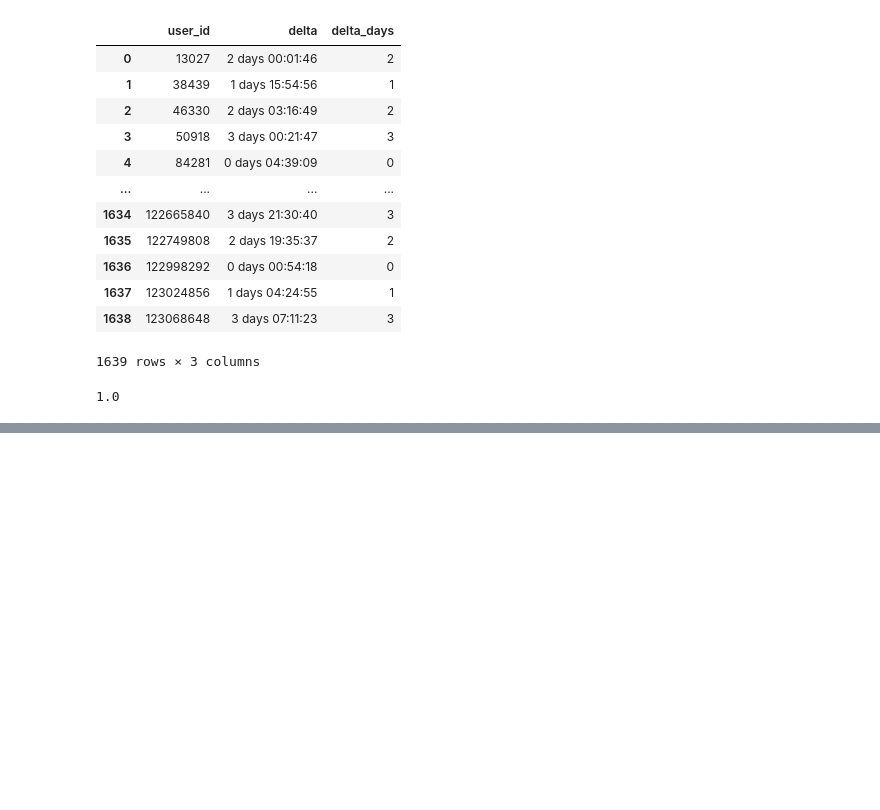
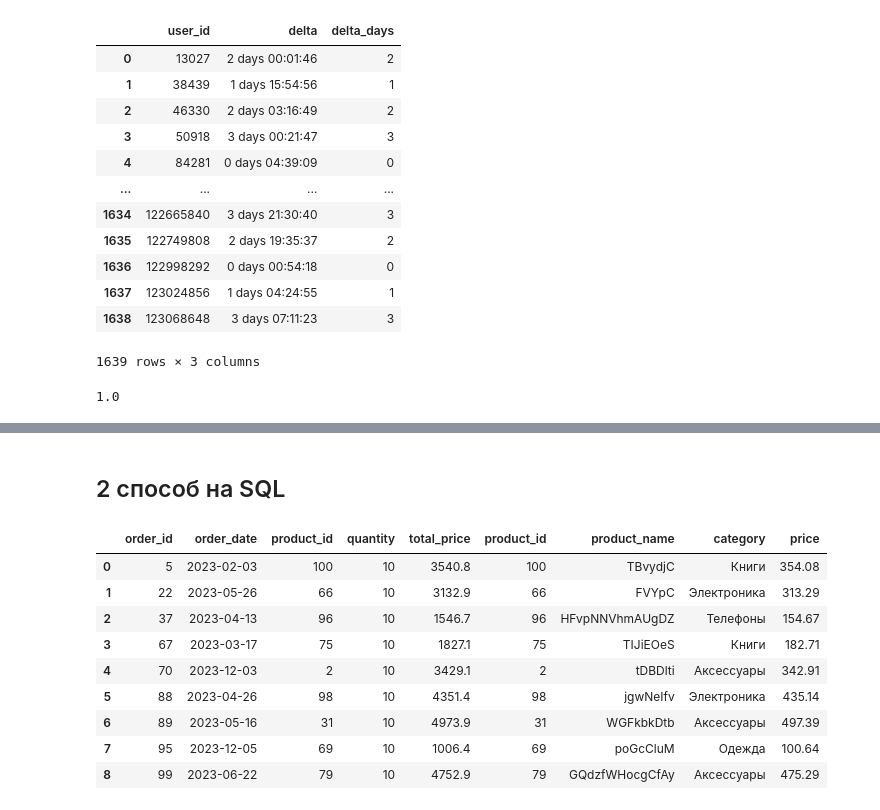
Before and after one commit to VinogradovIlya/algo, a Jupyter notebook: vk_analit/vk_analit.ipynb, the cells around one changed output, grey strips where cells are left out. Saved outputs shown, nothing was run; the diff lists cells and outputs as text; code cells hidden in the pictures; blank space fills up the shorter version.

```diff
--- a/pro2_m4y1/vk_analit.ipynb
+++ b/vk_analit/vk_analit.ipynb
@@ -503,0 +601,7 @@ df1_with_prev_delta['delta_days'].median()
+# %%
+connection = sqlite3.connect('my_online_store.db')
+cursor = connection.cursor()
+# %%
+orders = pd.read_sql(""" SELECT * FROM orders""", connection)
+# %%
+products = pd.read_sql(""" SELECT * FROM products""", connection)
@@ -503,0 +625,23 @@ df1_with_prev_delta['delta_days'].median()
+# %% [markdown]
+## 2 способ на SQL
+# %%
+join_table_with_sort = """
+    SELECT *
+    FROM orders
+        left JOIN
+        products ON orders.product_id = products.product_id
+    WHERE quantity = (SELECT MAX(quantity) FROM orders);
+"""
+
+pd.read_sql_query(join_table_with_sort, connection)
+# %% [output]
+|  | order_id | order_date | product_id | quantity | total_price | product_id | product_name | category | price |
+| 0 | 5 | 2023-02-03 | 100 | 10 | 3540.8 | 100 | TBvydjC | Книги | 354.08 |
+| 1 | 22 | 2023-05-26 | 66 | 10 | 3132.9 | 66 | FVYpC | Электроника | 313.29 |
+| 2 | 37 | 2023-04-13 | 96 | 10 | 1546.7 | 96 | HFvpNNVhmAUgDZ | Телефоны | 154.67 |
+| 3 | 67 | 2023-03-17 | 75 | 10 | 1827.1 | 75 | TIJiEOeS | Книги | 182.71 |
+| 4 | 70 | 2023-12-03 | 2 | 10 | 3429.1 | 2 | tDBDlti | Аксессуары | 342.91 |
+| 5 | 88 | 2023-04-26 | 98 | 10 | 4351.4 | 98 | jgwNeIfv | Электроника | 435.14 |
+| 6 | 89 | 2023-05-16 | 31 | 10 | 4973.9 | 31 | WGFkbkDtb | Аксессуары | 497.39 |
+| 7 | 95 | 2023-12-05 | 69 | 10 | 1006.4 | 69 | poGcCluM | Одежда | 100.64 |
+| 8 | 99 | 2023-06-22 | 79 | 10 | 4752.9 | 79 | GQdzfWHocgCfAy | Аксессуары | 475.29 |
```
Also changed, not shown: parts of 17 cells of this notebook, 24 other files.
